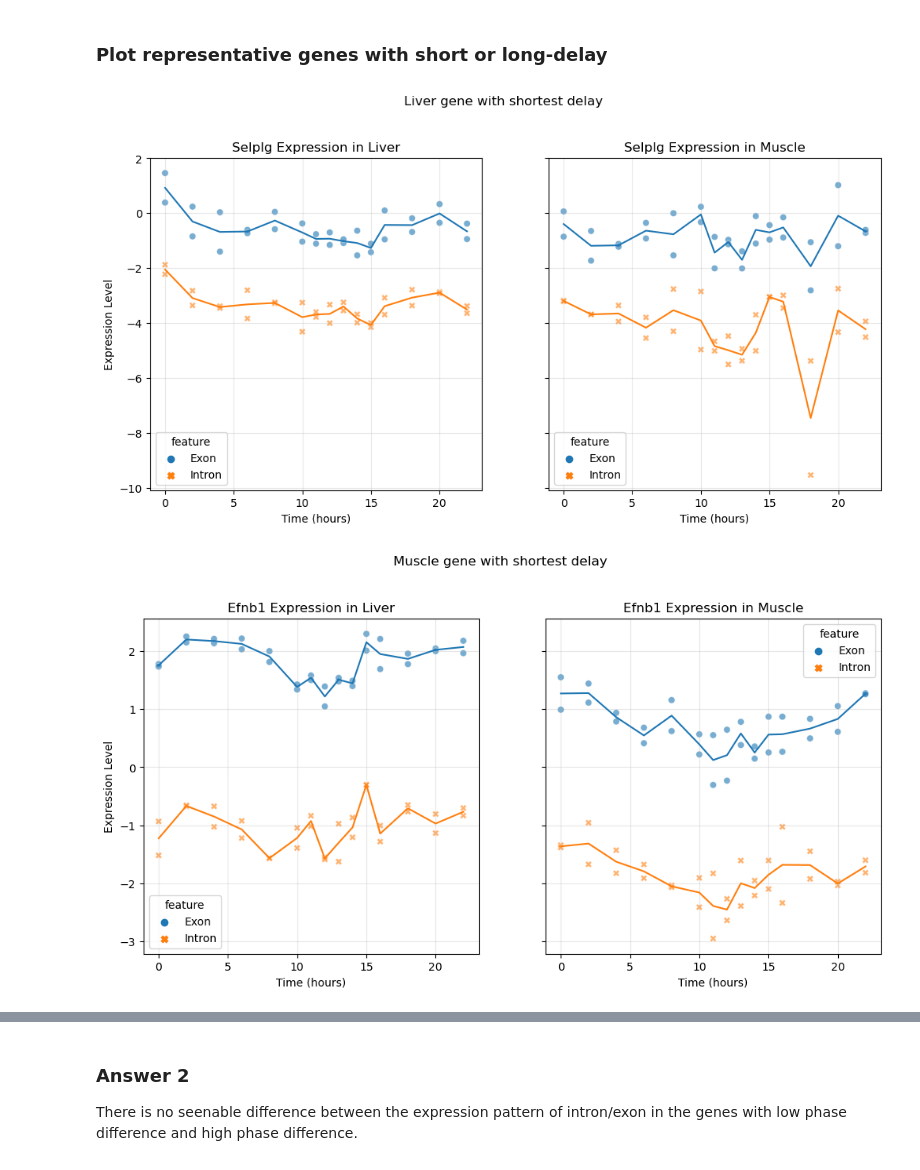
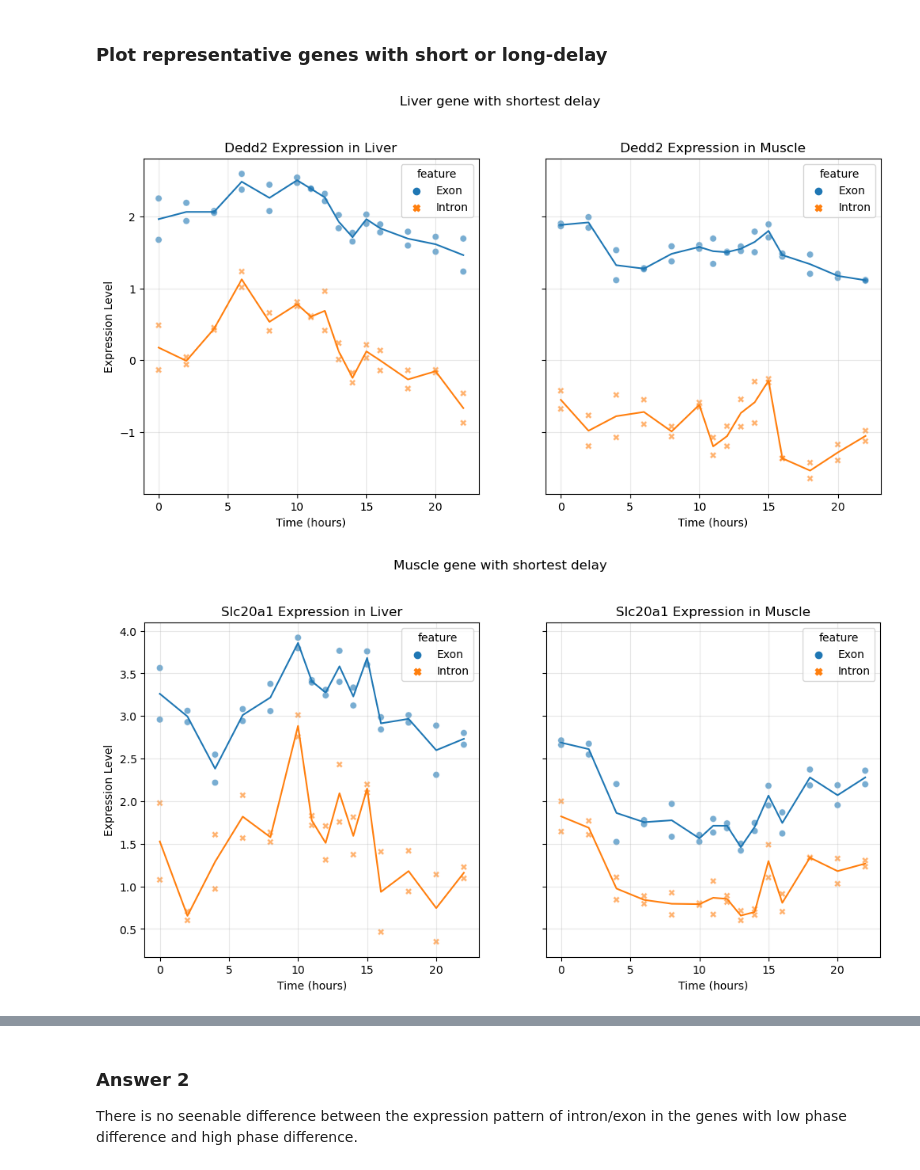
Before and after one commit to GregoirePachebat/group_18, a Jupyter notebook: Week11/Exercise_Week11_12_B_Exercises.ipynb, the cells around one changed output, grey strips where cells are left out. Cells and saved outputs as stored; diff of their text form; code cells hidden in the pictures.

```diff
--- a/Week11/Exercise_Week11_12_B_Exercises.ipynb
+++ b/Week11/Exercise_Week11_12_B_Exercises.ipynb
@@ -129,9 +129,10 @@ def animate(initial_conditions, time, s0=5, k0=0.05, es=0.5, ek=0, omega=2*np.pi
 # %%
 # Define initial conditions and time intervals
 initial_conditions = [0, 0]  # [P, M]
-time = np.linspace(0, 48, 1001)  # Simulate for 48 hours with 1001 time points
+time = np.linspace(0, 100, 5001)  # Simulate for 100 hours with 5001 time points
 
 # Run the interactive widget
+# The parameters are already in the form 1/time
 interact(animate,
          initial_conditions=fixed(initial_conditions),
          time=fixed(time),
@@ -641,27 +630,31 @@ We can also see a higher density of point around the points (modulo 24 hour) $(0
 # %%
 #compute the delay between intron and exon for liver and muscle
 #restrict to genes with phase difference < 6 hours and with exon later than intron
 liver_phase_diff = refiltered_results__exon_liver['phase'] - refiltered_results__intron_liver['phase']
 muscle_phase_diff = refiltered_results__exon_muscle['phase'] - refiltered_results__intron_muscle['phase']
+
+# restrict to genes with phase difference < 6 hours and with exon later than intron
+liver_phase_diff = liver_phase_diff[(liver_phase_diff < 6) & (liver_phase_diff > 0)]
+muscle_phase_diff = muscle_phase_diff[(muscle_phase_diff < 6) & (muscle_phase_diff > 0)]
 
 #find gene with shortest delay in muscle and liver, plot representative gene expression
 #plot_gene_expression(dat_melted, "GeneName")
 min_liver = liver_phase_diff.idxmin()
 min_muscle = muscle_phase_diff.idxmin()
 
 plot_gene_expression(dat_melted, min_liver, title = 'Liver gene with shortest delay')
 plot_gene_expression(dat_melted, min_muscle, title='Muscle gene with shortest delay')
 
 #find gene with delay between 3 and 4 hours in muscle and liver
 #plot_gene_expression(dat_melted, "GeneName")
 genes_between_3_and_4_liver = liver_phase_diff[(liver_phase_diff > 3) & (liver_phase_diff < 4)].index
 genes_between_3_and_4_muscle = muscle_phase_diff[(muscle_phase_diff > 3) & (muscle_phase_diff < 4)].index
 
 plot_gene_expression(dat_melted, genes_between_3_and_4_liver[2], title = 'Liver gene with delay between 3 and 4 hours')
 plot_gene_expression(dat_melted, genes_between_3_and_4_muscle[2], title='Muscle gene with delay between 3 and 4 hours')
 # %% [output]
-[figure, old version]
+[figure, new version]
-[figure, old version]
+[figure, new version]
 [figure]
 [figure]
 # %% [markdown]
```
Also changed, not shown: parts of 7 cells of this notebook, 1 other file.
